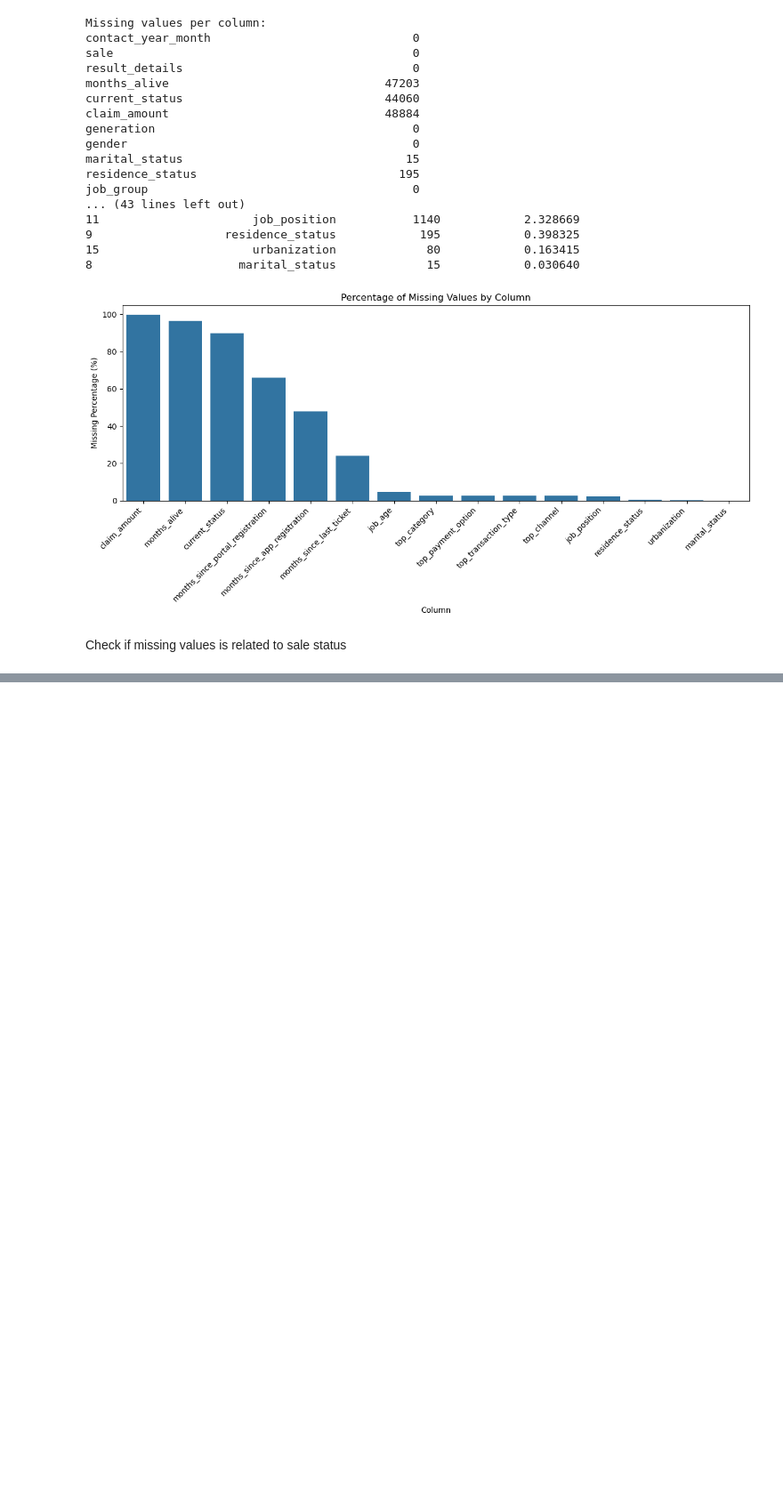
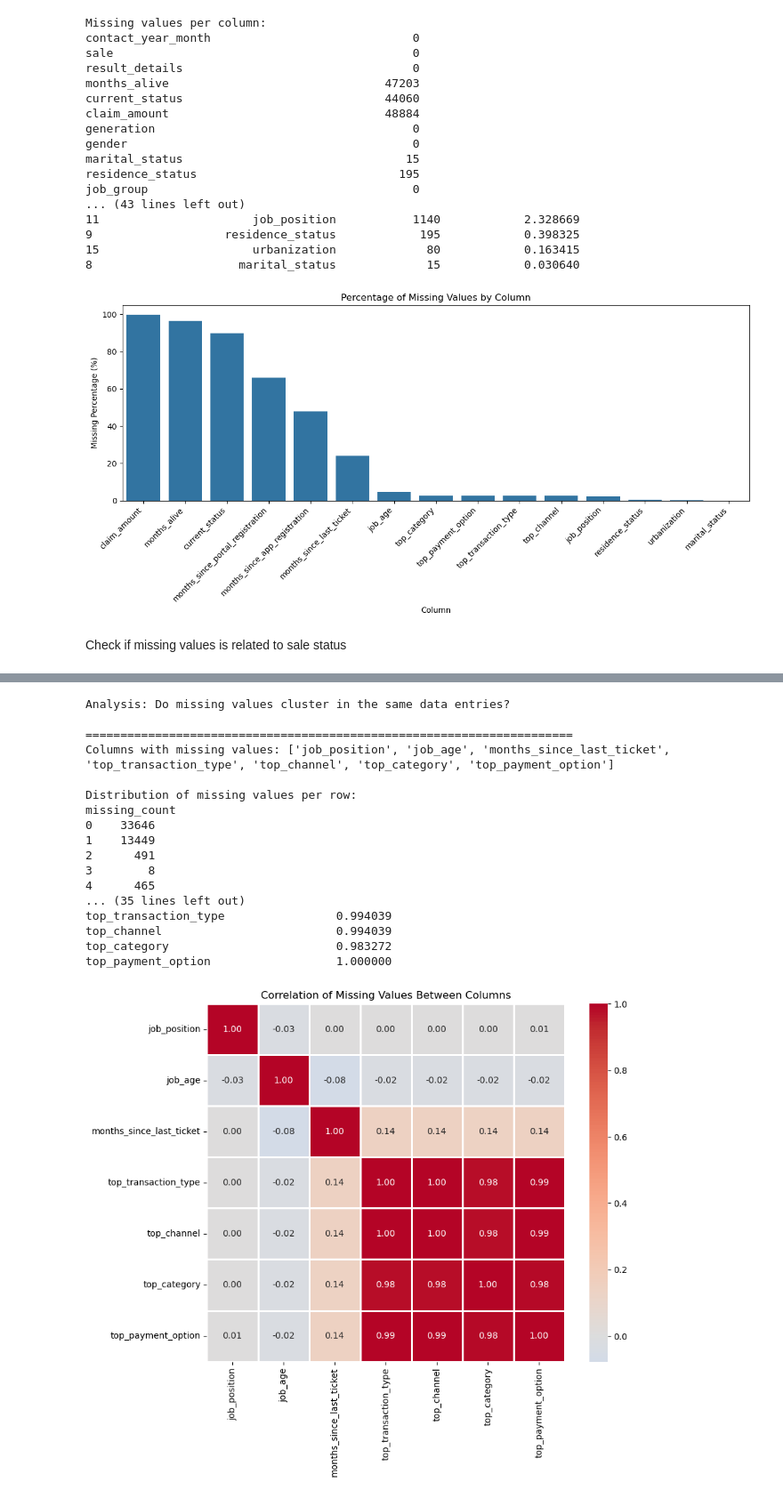
Before and after one commit to mjorgecruz/Machine_Learning_for_Hardware, a Jupyter notebook: Teresa/analysis.ipynb, the cells around one changed output, grey strips where cells are left out. Shown at 89% size. Cells and saved outputs as stored; diff of their text form; code cells hidden in the pictures; blank space fills up the shorter version.

```diff
--- a/Teresa/analysis.ipynb
+++ b/Teresa/analysis.ipynb
@@ -152,22 +152,6 @@ for col in cols_with_missing:
 
     print(f"Missing values when sale=0: {missing_by_sale.get(0, 0)} out of {total_by_sale.get(0, 0)} ({missing_by_sale.get(0, 0)/total_by_sale.get(0, 1)*100:.2f}%)")
     print(f"Missing values when sale=1: {missing_by_sale.get(1, 0)} out of {total_by_sale.get(1, 0)} ({missing_by_sale.get(1, 0)/total_by_sale.get(1, 1)*100:.2f}%)")
-
-# Visualize the pattern
-fig, axes = plt.subplots(1, 2, figsize=(14, 5))
-
-# Count of missing values by sale
-for i, col in enumerate(cols_with_missing[:2]):  # Show first 2 columns
-    if i < 2:
-        missing_data = df.groupby('sale')[col].apply(lambda x: x.isnull().sum())
-        missing_data.plot(kind='bar', ax=axes[i], color=['red', 'green'])
-        axes[i].set_title(f'Missing values in "{col}" by Sale Status')
-        axes[i].set_xlabel('Sale (0=No, 1=Yes)')
-        axes[i].set_ylabel('Count of Missing Values')
-        axes[i].set_xticklabels(['No Sale', 'Sale'], rotation=0)
-
-plt.tight_layout()
-plt.show()
 # %% [output]
 Analyzing missing values by sale status:
 
@@ -194,0 +475,63 @@ Objective: Define a strategy to boost sales
+# %%
+# Analyze if missing values occur together in the same rows
+print("Analysis: Do missing values cluster in the same data entries?\n")
+print("="*70)
+
+# Get columns with missing values
+cols_with_na = df_cleaned.columns[df_cleaned.isnull().any()].tolist()
+print(f"Columns with missing values: {cols_with_na}\n")
+
+# Count missing values per row
+df_cleaned['missing_count'] = df_cleaned[cols_with_na].isnull().sum(axis=1)
+
+print("Distribution of missing values per row:")
+print(df_cleaned['missing_count'].value_counts().sort_index())
+
+print("\n" + "-"*70)
+print(f"\nRows with NO missing values: {(df_cleaned['missing_count'] == 0).sum()}")
+print(f"Rows with 1 missing value: {(df_cleaned['missing_count'] == 1).sum()}")
+print(f"Rows with 2+ missing values: {(df_cleaned['missing_count'] >= 2).sum()}")
+
+# Check which columns tend to be missing together
+print("\n" + "="*70)
+print("\nCorrelation of missing values between columns:")
+missing_correlations = df_cleaned[cols_with_na].isnull().corr()
+print(missing_correlations)
+
+# Visualize missing value patterns
+plt.figure(figsize=(10, 8))
+sns.heatmap(missing_correlations, annot=True, cmap='coolwarm', center=0,
+            fmt='.2f', square=True, linewidths=1)
+plt.title('Correlation of Missing Values Between Columns')
+plt.tight_layout()
+plt.show()
+
+# Check specific combinations
+print("\n" + "="*70)
+print("\nRows with multiple missing values - breakdown:")
+multiple_missing = df_cleaned[df_cleaned['missing_count'] >= 2]
+if len(multiple_missing) > 0:
+    for col in cols_with_na:
+        print(f"{col}: {multiple_missing[col].isnull().sum()} missing")
+
+# Clean up temporary column
+df_cleaned = df_cleaned.drop('missing_count', axis=1)
+# %% [output]
+Analysis: Do missing values cluster in the same data entries?
+
+======================================================================
+Columns with missing values: ['job_position', 'job_age', 'months_since_last_ticket', 'top_transaction_type', 'top_channel', 'top_category', 'top_payment_option']
+
+Distribution of missing values per row:
+missing_count
+0    33646
+1    13449
+2      491
+3        8
+4      465
+... (35 lines left out)
+top_transaction_type                0.994039
+top_channel                         0.994039
+top_category                        0.983272
+top_payment_option                  1.000000
+[figure, added]
```
Also changed, not shown: parts of 19 cells of this notebook.
